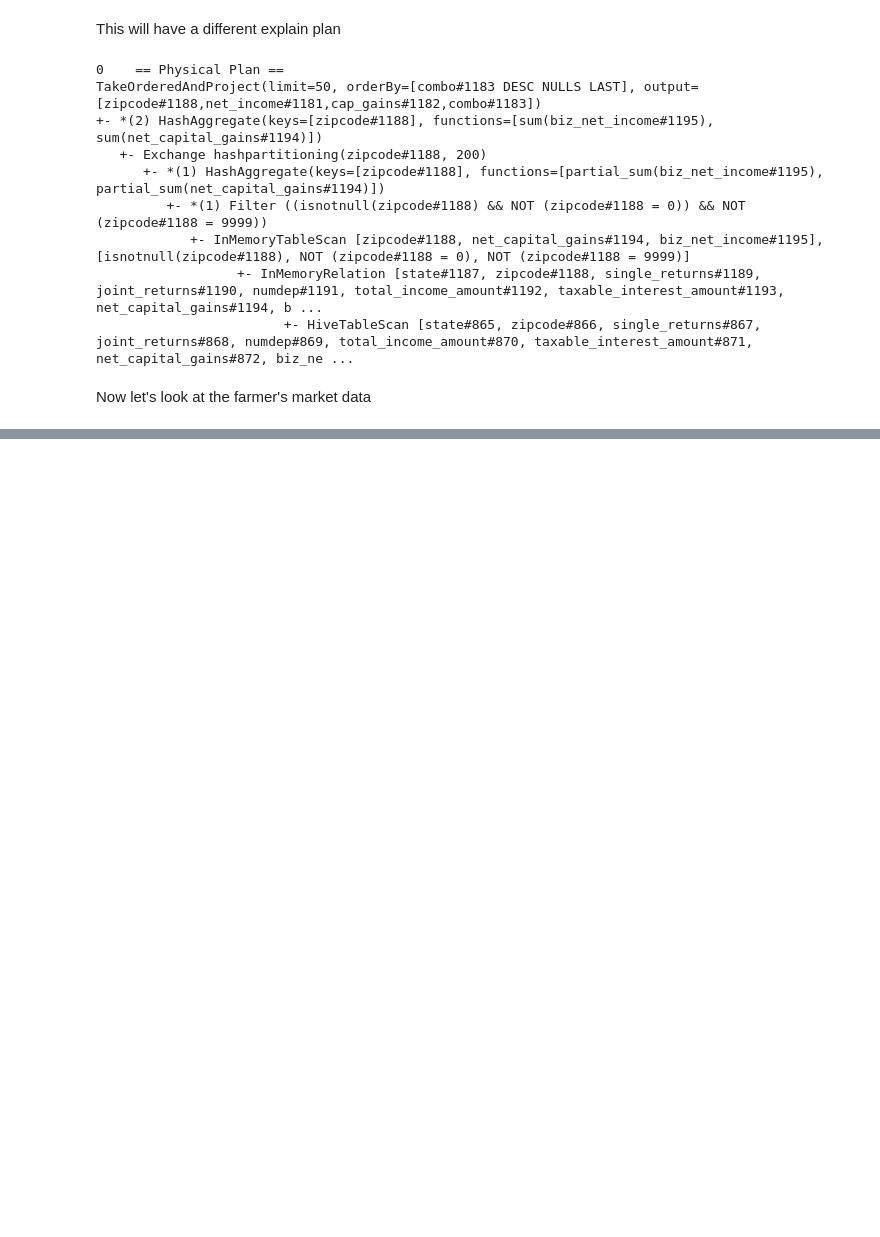
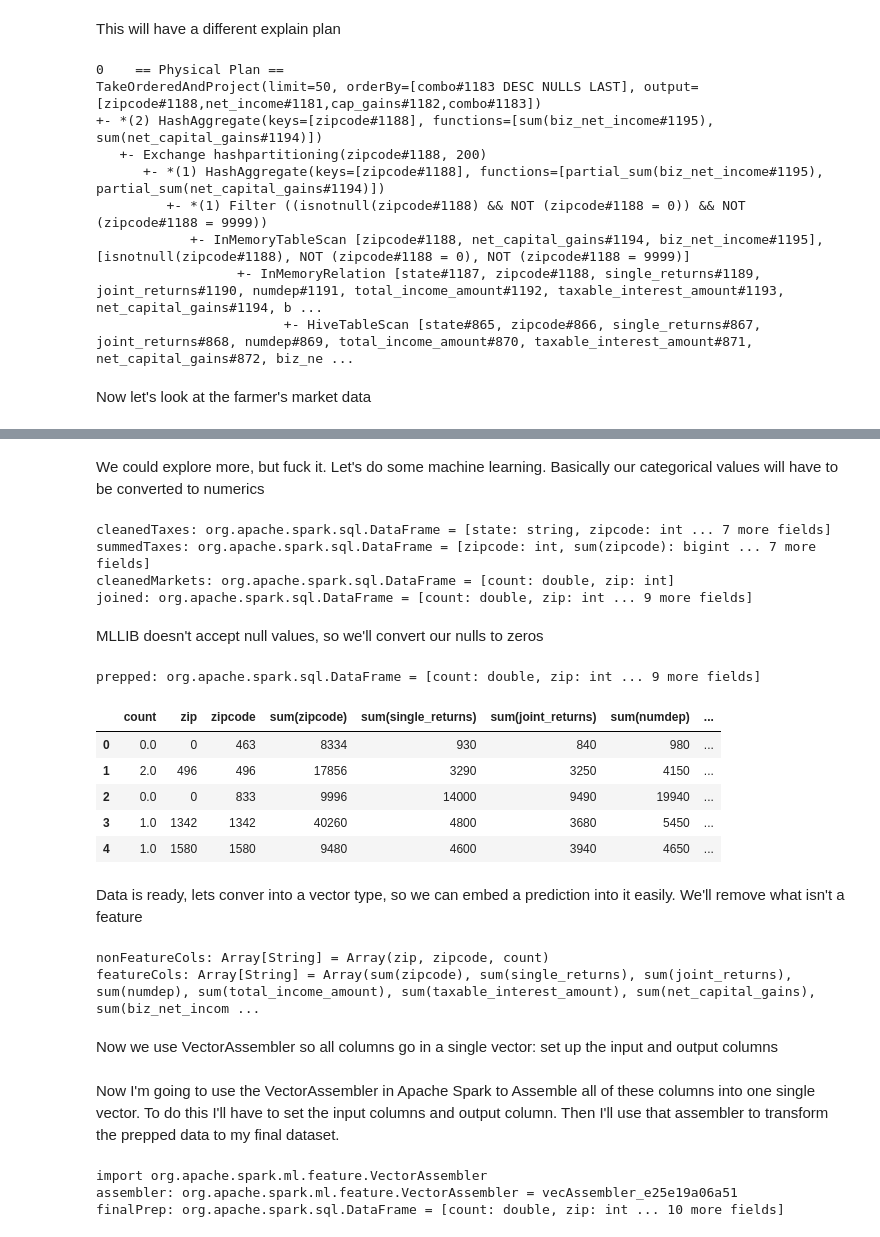
Before and after one commit to churtado/ai, a Jupyter notebook: churtado/databricks/Data Scientist.ipynb, the cells around one changed output, grey strips where cells are left out. Drawn from its saved outputs; the diff is of its cells as text; code cells hidden in the pictures; blank space fills up the shorter version.

```diff
--- a/churtado/databricks/Data Scientist.ipynb
+++ b/churtado/databricks/Data Scientist.ipynb
@@ -376,0 +417,20 @@ SELECT * FROM MARKETS
+# %% [markdown]
+We could explore more, but fuck it. Let's do some machine learning. Basically our categorical values will have to be converted to numerics
+# %%
+%%spark
+
+val cleanedTaxes = spark.sql("SELECT * FROM cleaned_taxes")
+
+val summedTaxes = cleanedTaxes.groupBy("zipcode").sum()
+
+// selectExpr is short for Select Expression, basically running a select on SQL
+val cleanedMarkets = markets.selectExpr("*", "int(zip / 10) as zipcode").groupBy("zipcode").count().selectExpr("double(count) as count", "zipcode as zip")
+
+val joined = cleanedMarkets.join(summedTaxes, cleanedMarkets("zip") === summedTaxes("zipcode"), "outer")
+
+joined.
+# %% [output]
+cleanedTaxes: org.apache.spark.sql.DataFrame = [state: string, zipcode: int ... 7 more fields]
+summedTaxes: org.apache.spark.sql.DataFrame = [zipcode: int, sum(zipcode): bigint ... 7 more fields]
+cleanedMarkets: org.apache.spark.sql.DataFrame = [count: double, zip: int]
+joined: org.apache.spark.sql.DataFrame = [count: double, zip: int ... 9 more fields]
@@ -376,0 +441,43 @@ SELECT * FROM MARKETS
+# %% [markdown]
+MLLIB doesn't accept null values, so we'll convert our nulls to zeros
+# %%
+%%spark
+val prepped = joined.na.fill(0)
+prepped.createOrReplaceTempView("prepped")
+# %% [output]
+prepped: org.apache.spark.sql.DataFrame = [count: double, zip: int ... 9 more fields]
+# %%
+%%spark -c sql
+select * from prepped limit 5
+# %% [output]
+|  | count | zip | zipcode | sum(zipcode) | sum(single_returns) | sum(joint_returns) | sum(numdep) | ... |
+| 0 | 0.0 | 0 | 463 | 8334 | 930 | 840 | 980 | ... |
+| 1 | 2.0 | 496 | 496 | 17856 | 3290 | 3250 | 4150 | ... |
+| 2 | 0.0 | 0 | 833 | 9996 | 14000 | 9490 | 19940 | ... |
+| 3 | 1.0 | 1342 | 1342 | 40260 | 4800 | 3680 | 5450 | ... |
+| 4 | 1.0 | 1580 | 1580 | 9480 | 4600 | 3940 | 4650 | ... |
+# %% [markdown]
+Data is ready, lets conver into a vector type, so we can embed a prediction into it easily. We'll remove what isn't a feature
+# %%
+%%spark
+
+val nonFeatureCols = Array("zip", "zipcode", "count")
+val featureCols = prepped.columns.diff(nonFeatureCols)
+# %% [output]
+nonFeatureCols: Array[String] = Array(zip, zipcode, count)
+featureCols: Array[String] = Array(sum(zipcode), sum(single_returns), sum(joint_returns), sum(numdep), sum(total_income_amount), sum(taxable_interest_amount), sum(net_capital_gains), sum(biz_net_incom ...
+# %% [markdown]
+Now we use VectorAssembler so all columns go in a single vector: set up the input and output columns
+# %% [markdown]
+Now I'm going to use the VectorAssembler in Apache Spark to Assemble all of these columns into one single vector. To do this I'll have to set the input columns and output column. Then I'll use that assembler to transform the prepped data to my final dataset.
+# %%
+%%spark
+import org.apache.spark.ml.feature.VectorAssembler
+
+val assembler = new VectorAssembler().setInputCols(featureCols).setOutputCol("features")
+
+val finalPrep = assembler.transform(prepped)
+# %% [output]
+import org.apache.spark.ml.feature.VectorAssembler
+assembler: org.apache.spark.ml.feature.VectorAssembler = vecAssembler_e25e19a06a51
+finalPrep: org.apache.spark.sql.DataFrame = [count: double, zip: int ... 10 more fields]
```
Also changed, not shown: parts of 29 cells of this notebook.
